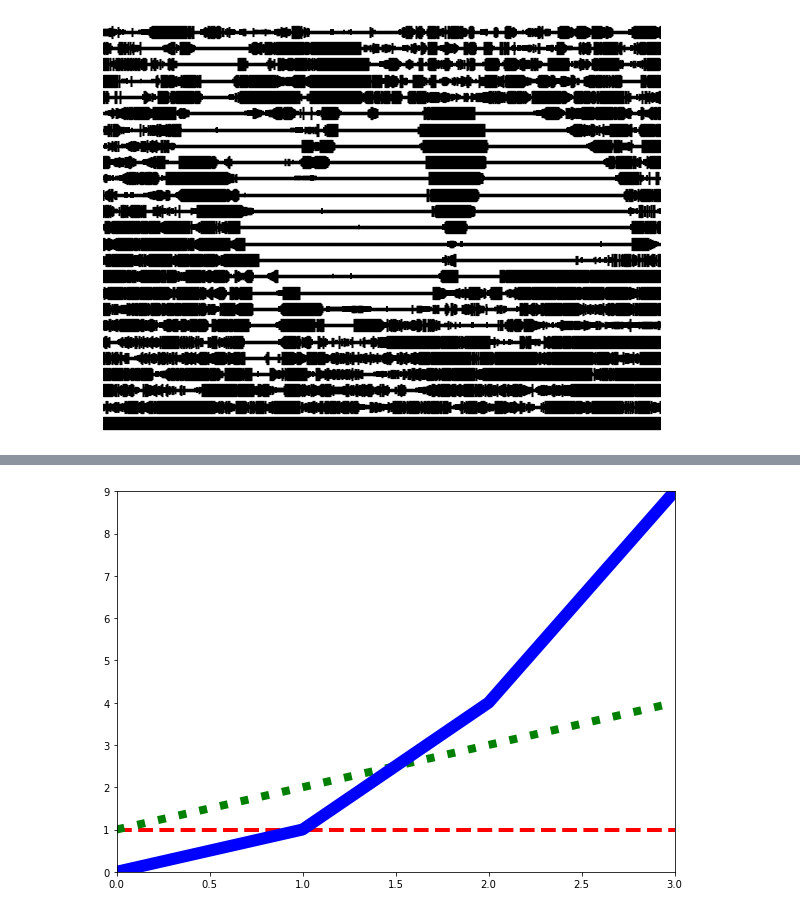
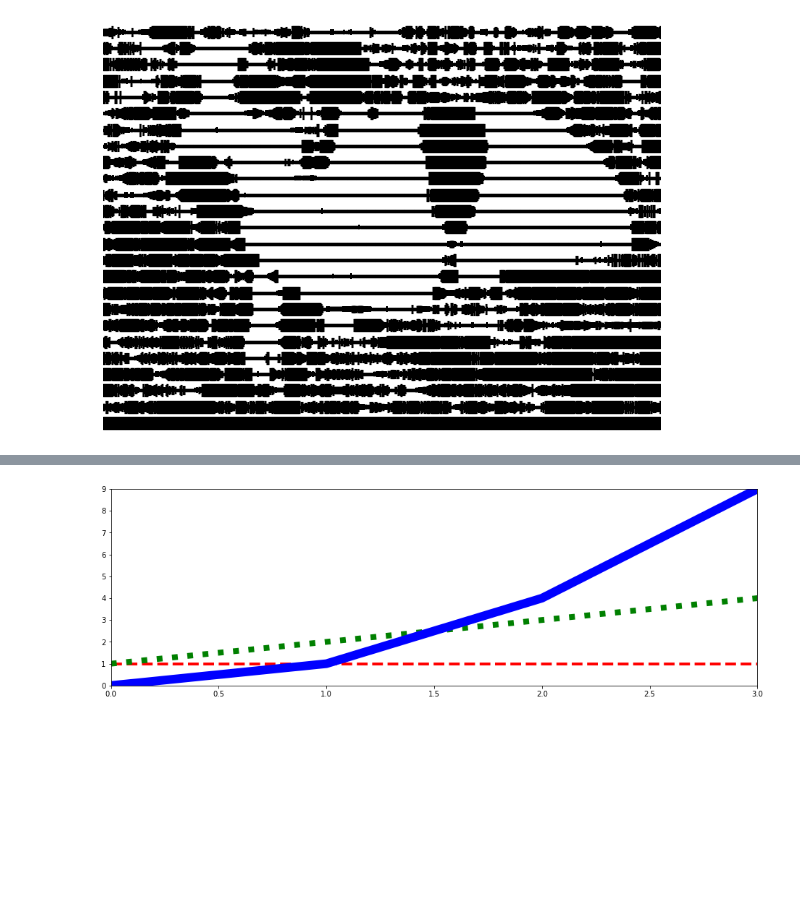
Before and after one commit to ColCarroll/yourplotlib, a Jupyter notebook: notebooks/artists.ipynb, the cells around one changed output, grey strips where cells are left out. Saved outputs shown, nothing was run; the diff lists cells and outputs as text; code cells hidden in the pictures; blank space fills up the shorter version.

```diff
--- a/notebooks/artists.ipynb
+++ b/notebooks/artists.ipynb
@@ -202,4 +180,8 @@ fig.savefig(IMAGE_DIR / 'pete_final_wide.png')
 # %% [output]
 {'n_lines': 25, 'sigma': 5.0, 'smooth_pts': 1, 'pixel_prop': 0.8, 'width_scale': 3.3, 'threshold': 0.2914572864321608}
 [figure]
+# %%
+plt.rcParams.update({
+    'figure.figsize': [16.0, 5.0],
+})
 # %%
@@ -223,23 +205,22 @@ fig.savefig(IMAGE_DIR / 'lc1.png')
 # %%
 
-fig, ax = plt.subplots(figsize=(10, 7))
-
+fig, ax = plt.subplots()
 lc = LineCollection(
     segments=[
         ((0, 1), (1, 1), (2, 1), (3, 1)),
         ((0, 1), (1, 2), (2, 3), (3, 4)),
         ((0, 0), (1, 1), (2, 4), (3, 9)),
     ],
     colors=('red', 'green', 'blue'),
     linewidths=(4, 8, 12),
     linestyles=('dashed', 'dotted', 'solid')
 )
 
 ax.add_collection(lc)
 ax.set_ylim(0, 9)
 ax.set_xlim(0, 3);
 fig.savefig(IMAGE_DIR / 'lc2.png')
 # %% [output]
-[figure, old version]
+[figure, new version]
 # %%
 
```
Also changed, not shown: parts of 9 cells of this notebook, 29 other files.
